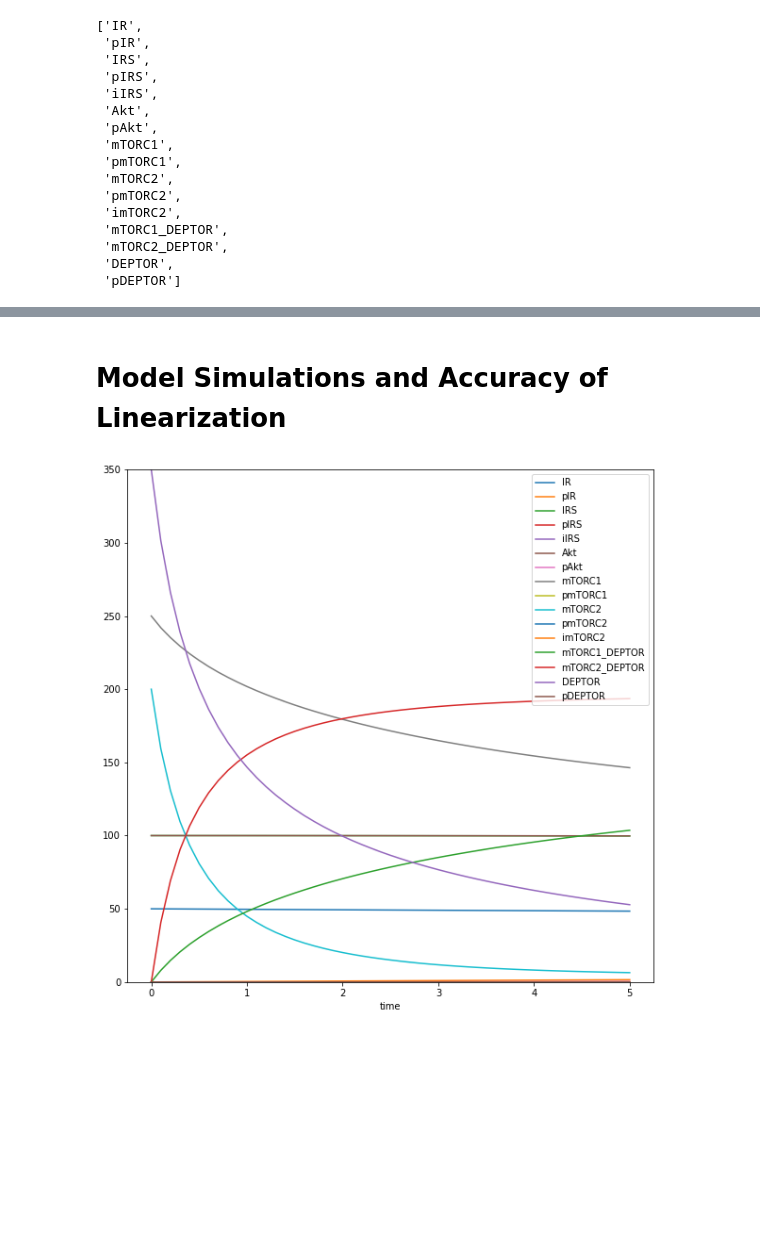
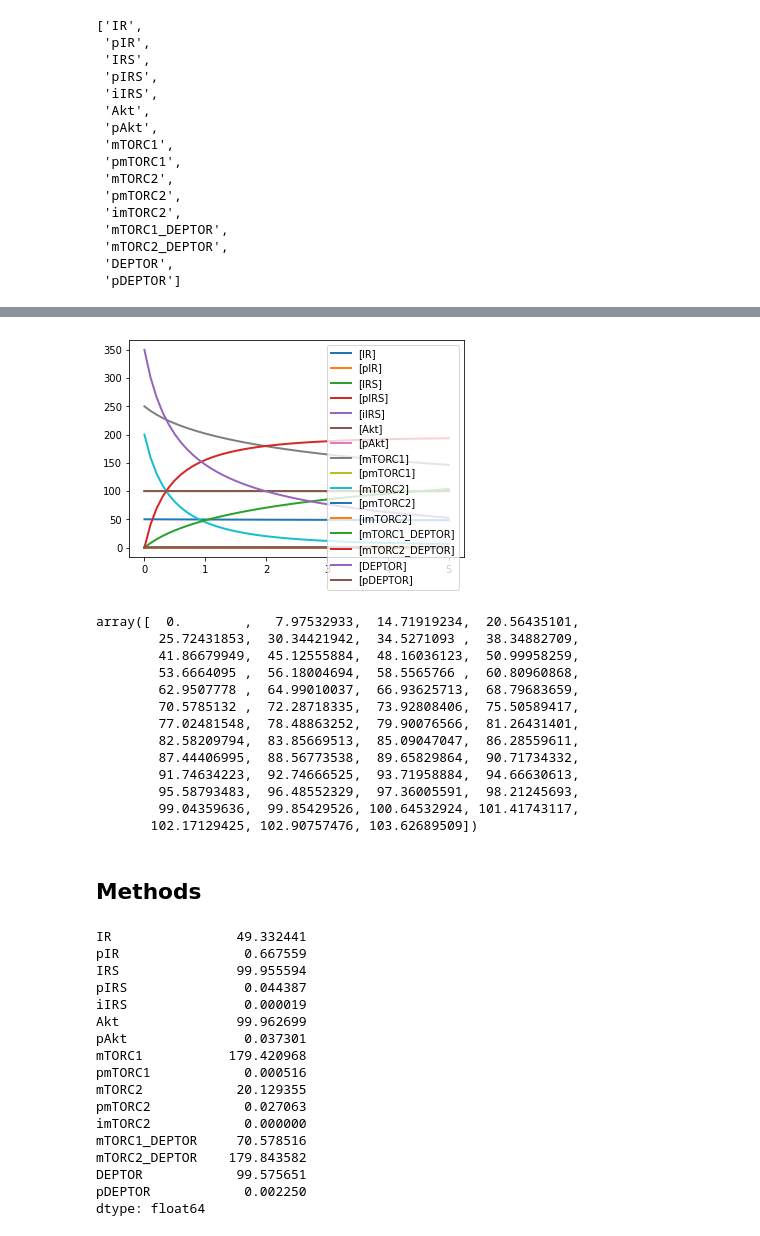
Before and after one commit to ModelEngineering/controlSBML, a Jupyter notebook: notebooks/Using-Control-SBML.ipynb, the cells around one changed output, grey strips where cells are left out. Cells and saved outputs as stored; diff of their text form; code cells hidden in the pictures; blank space fills up the shorter version.

```diff
--- a/notebooks/Using-Control-SBML.ipynb
+++ b/notebooks/Using-Control-SBML.ipynb
@@ -127,7 +111,46 @@ ctlsb.C_df
-# %% [markdown]
-# Model Simulations and Accuracy of Linearization
-# %%
-# Plot roadrunner simulation, with better placement of the legend.
-ctlsb.plotTrueModel()
-# %% [output]
-[figure, removed]
+# %%
+# Run a roadrunner simulation
+data = CTLSB_MTOR.roadrunner.simulate()
+CTLSB_MTOR.roadrunner.plot(data)
+# %% [output]
+[figure, added]
+# %%
+data["[mTORC1_DEPTOR]"]
+# %% [output]
+array([  0.        ,   7.97532933,  14.71919234,  20.56435101,
+        25.72431853,  30.34421942,  34.5271093 ,  38.34882709,
+        41.86679949,  45.12555884,  48.16036123,  50.99958259,
+        53.6664095 ,  56.18004694,  58.5565766 ,  60.80960868,
+        62.9507778 ,  64.99010037,  66.93625713,  68.79683659,
+        70.5785132 ,  72.28718335,  73.92808406,  75.50589417,
+        77.02481548,  78.48863252,  79.90076566,  81.26431401,
+        82.58209794,  83.85669513,  85.09047047,  86.28559611,
+        87.44406995,  88.56773538,  89.65829864,  90.71734332,
+        91.74634223,  92.74666525,  93.71958884,  94.66630613,
+        95.58793483,  96.48552329,  97.36005591,  98.21245693,
+        99.04359636,  99.85429526, 100.64532924, 101.41743117,
+       102.17129425, 102.90757476, 103.62689509])
+# %% [markdown]
+## Methods
+# %%
+# Change the simulation time
+CTLSB_MTOR.setTime(2)
+CTLSB_MTOR.state_ser
+# %% [output]
+IR                49.332441
+pIR                0.667559
+IRS               99.955594
+pIRS               0.044387
+iIRS               0.000019
+Akt               99.962699
+pAkt               0.037301
+mTORC1           179.420968
+pmTORC1            0.000516
+mTORC2            20.129355
+pmTORC2            0.027063
+imTORC2            0.000000
+mTORC1_DEPTOR     70.578516
+mTORC2_DEPTOR    179.843582
+DEPTOR            99.575651
+pDEPTOR            0.002250
+dtype: float64
```
Also changed, not shown: parts of 39 cells of this notebook, 5 other files.
